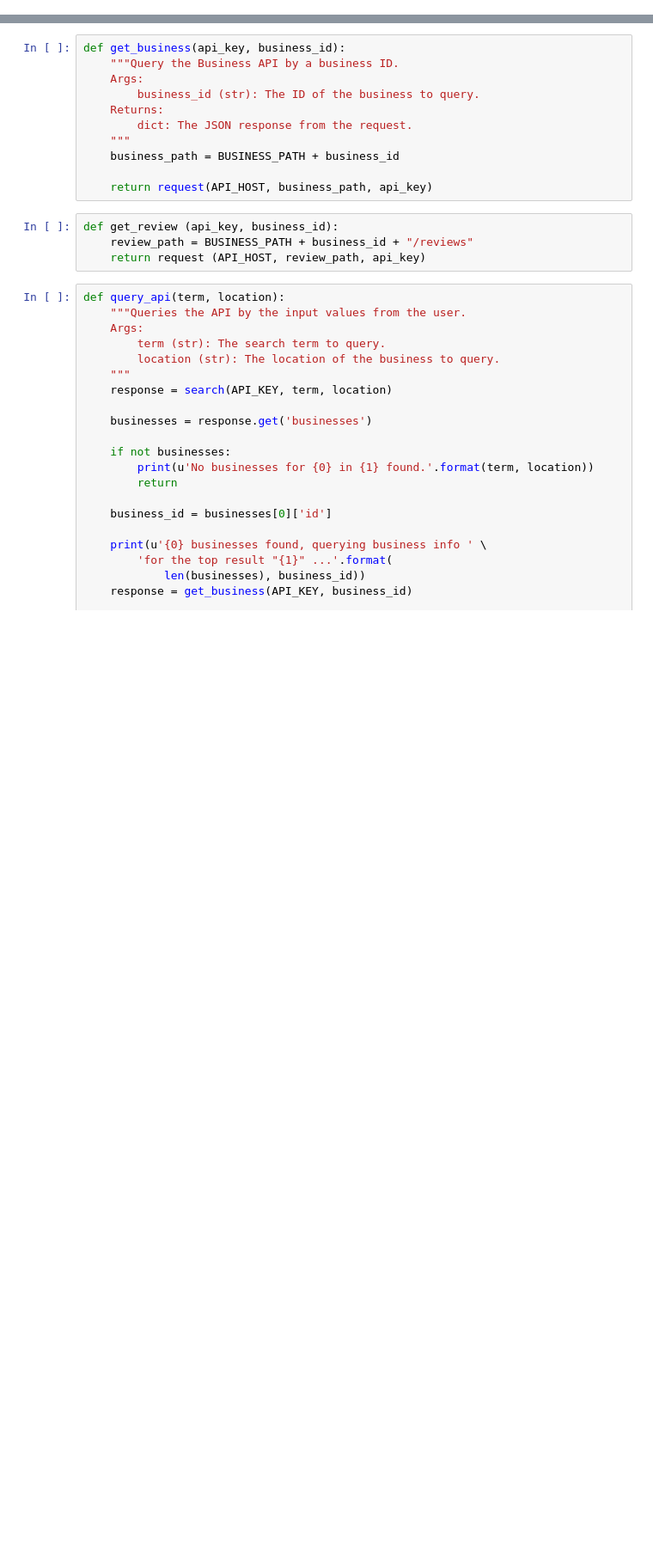
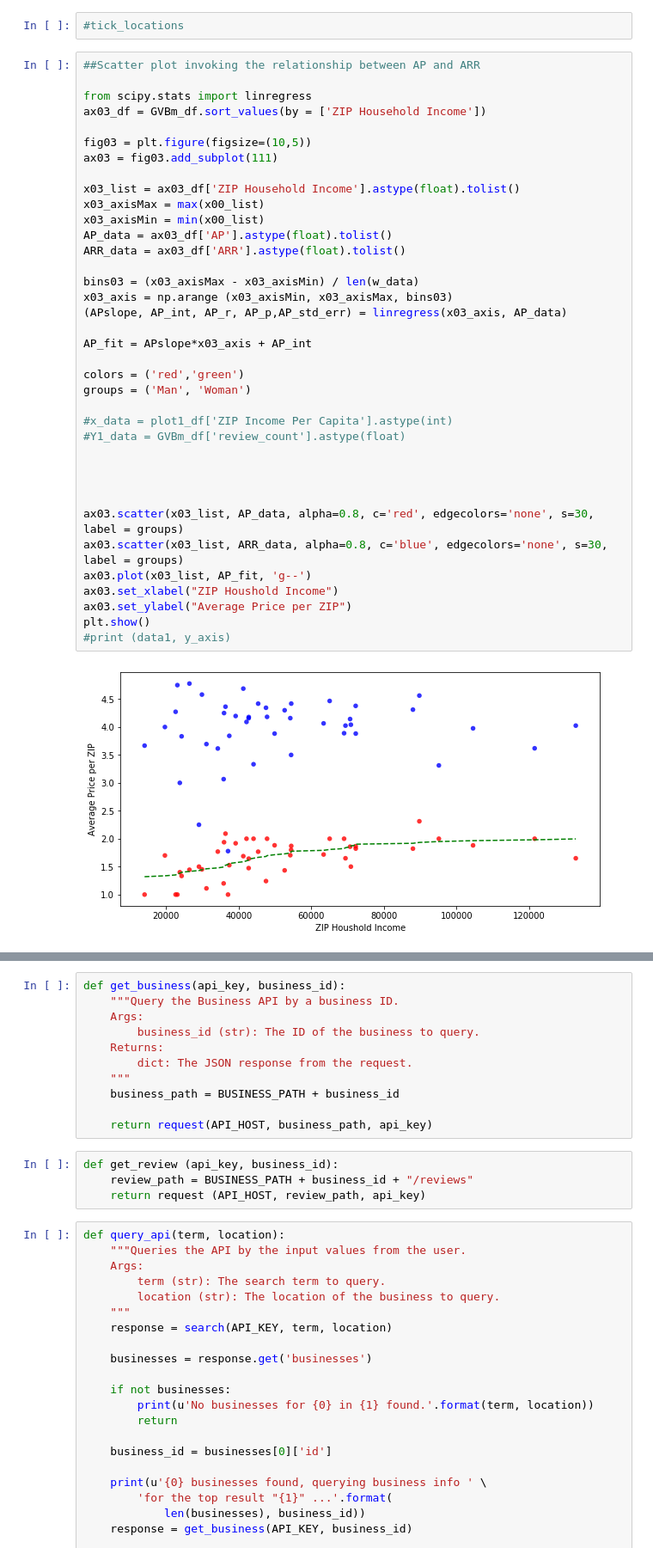
Before and after one commit to DutchDS/Project-1, a Jupyter notebook: yelp_API_review_Extractor.ipynb, the cells around one changed output, grey strips where cells are left out. Shown: that part at 86% size. Saved outputs shown, nothing was run; the diff lists cells and outputs as text; blank space fills up the shorter version.

```diff
--- a/yelp_API_review_Extractor.ipynb
+++ b/yelp_API_review_Extractor.ipynb
@@ -256,0 +652,41 @@ fig
+# %%
+#tick_locations
+# %%
+##Scatter plot invoking the relationship between AP and ARR
+
+from scipy.stats import linregress
+ax03_df = GVBm_df.sort_values(by = ['ZIP Household Income'])
+
+fig03 = plt.figure(figsize=(10,5))
+ax03 = fig03.add_subplot(111)
+
+x03_list = ax03_df['ZIP Household Income'].astype(float).tolist()
+x03_axisMax = max(x00_list)
+x03_axisMin = min(x00_list)
+AP_data = ax03_df['AP'].astype(float).tolist()
+ARR_data = ax03_df['ARR'].astype(float).tolist()
+
+bins03 = (x03_axisMax - x03_axisMin) / len(w_data)
+x03_axis = np.arange (x03_axisMin, x03_axisMax, bins03)
+(APslope, AP_int, AP_r, AP_p,AP_std_err) = linregress(x03_axis, AP_data)
+
+AP_fit = APslope*x03_axis + AP_int
+
+colors = ('red','green')
+groups = ('Man', 'Woman')
+
+#x_data = plot1_df['ZIP Income Per Capita'].astype(int)
+#Y1_data = GVBm_df['review_count'].astype(float)
+
+
+
+
+ax03.scatter(x03_list, AP_data, alpha=0.8, c='red', edgecolors='none', s=30, label = groups)
+ax03.scatter(x03_list, ARR_data, alpha=0.8, c='blue', edgecolors='none', s=30, label = groups)
+ax03.plot(x03_list, AP_fit, 'g--')
+ax03.set_xlabel("ZIP Houshold Income")
+ax03.set_ylabel("Average Price per ZIP")
+plt.show()
+#print (data1, y_axis)
+# %% [output]
+[figure, added]
```
Also changed, not shown: parts of 91 cells of this notebook, 10 other files.
